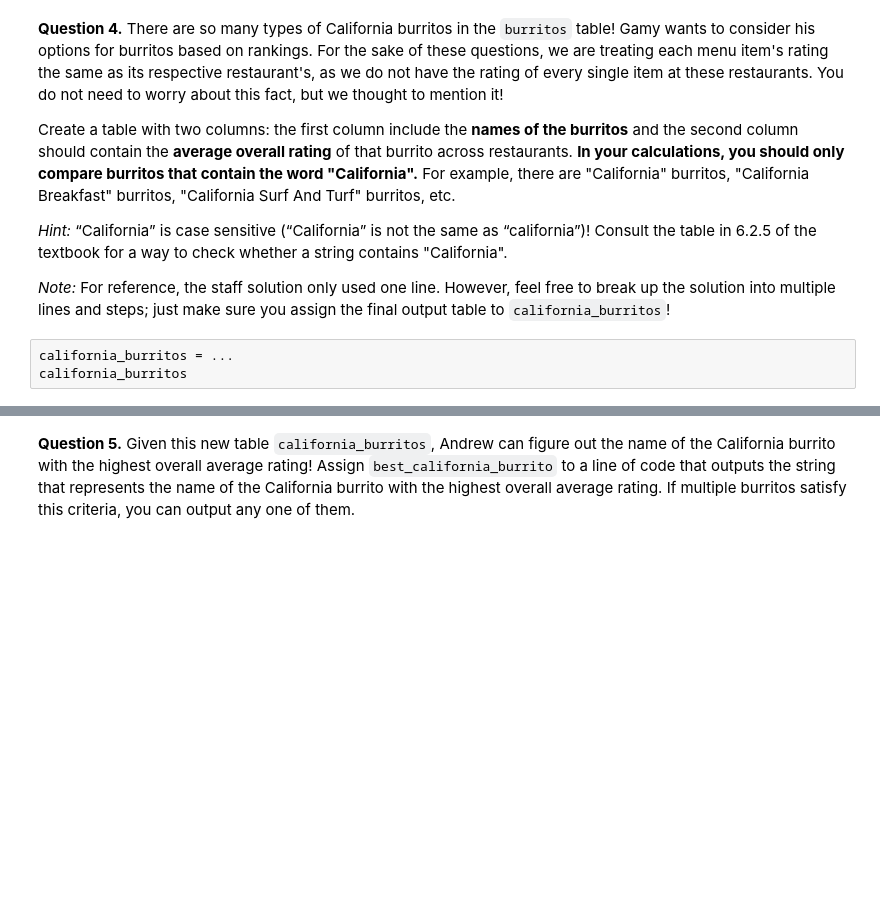
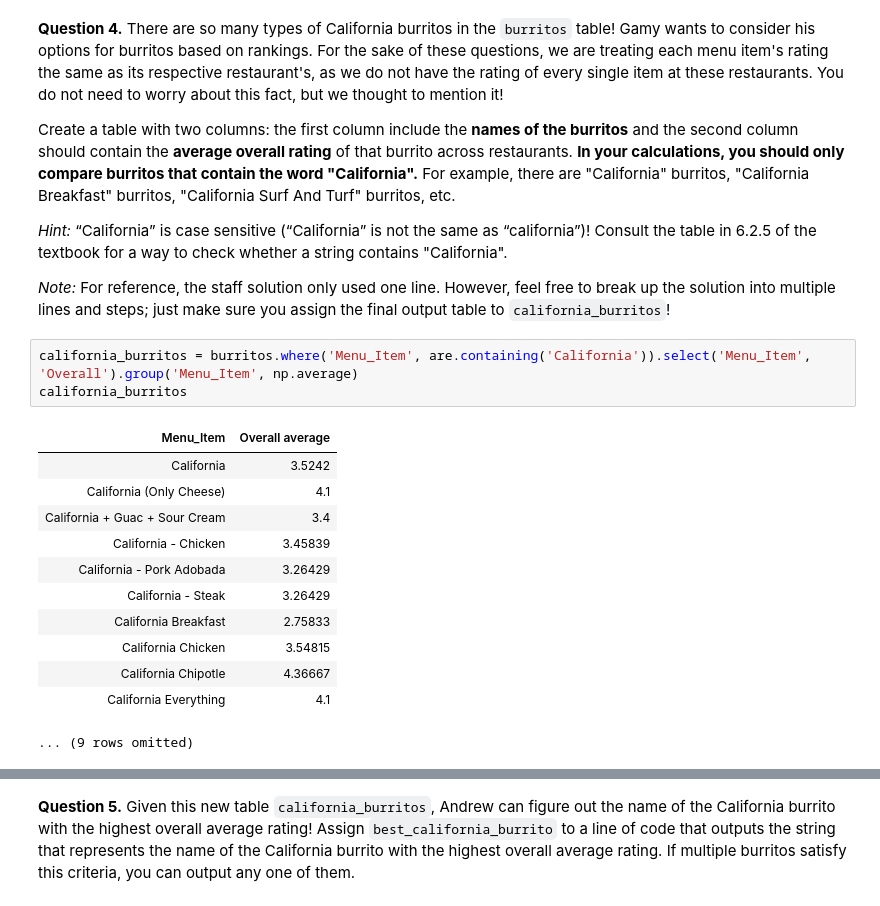
Before and after one commit to loganmroczek/24-Fall-Data1350, a Jupyter notebook: hw04/hw04/hw04.ipynb, the cells around one changed output, grey strips where cells are left out. Drawn from its saved outputs; the diff is of its cells as text; blank space fills up the shorter version.

```diff
--- a/hw04/hw04/hw04.ipynb
+++ b/hw04/hw04/hw04.ipynb
@@ -94,7 +128,20 @@ Create a table with two columns: the first column include the **names of the bur
 
 *Note:* For reference, the staff solution only used one line. However, feel free to break up the solution into multiple lines and steps; just make sure you assign the final output table to `california_burritos`!
 # %%
-california_burritos = ...
+california_burritos = burritos.where('Menu_Item', are.containing('California')).select('Menu_Item', 'Overall').group('Menu_Item', np.average)
 california_burritos
+# %% [output]
+| Menu_Item | Overall average |
+| California | 3.5242 |
+| California (Only Cheese) | 4.1 |
+| California + Guac + Sour Cream | 3.4 |
+| California - Chicken | 3.45839 |
+| California - Pork Adobada | 3.26429 |
+| California - Steak | 3.26429 |
+| California Breakfast | 2.75833 |
+| California Chicken | 3.54815 |
+| California Chipotle | 4.36667 |
+| California Everything | 4.1 |
+... (9 rows omitted)
 # %%
 grader.check("q1_4")
```
Also changed, not shown: parts of 8 cells of this notebook, 3 other files.
